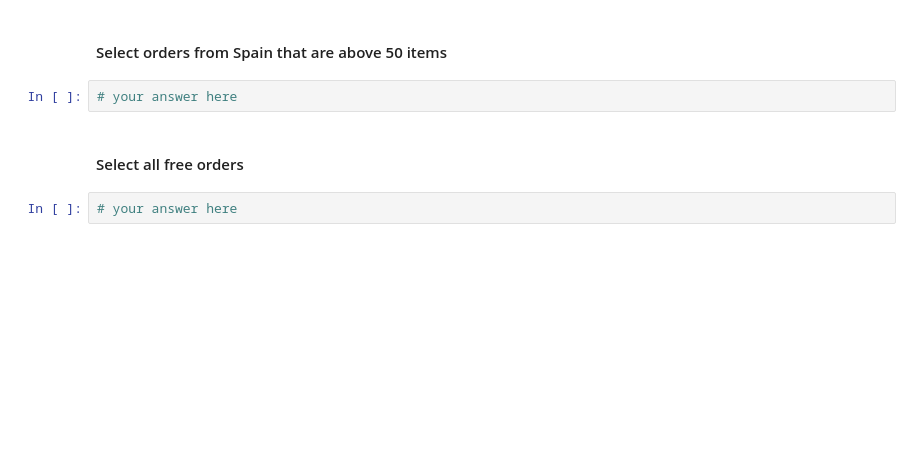
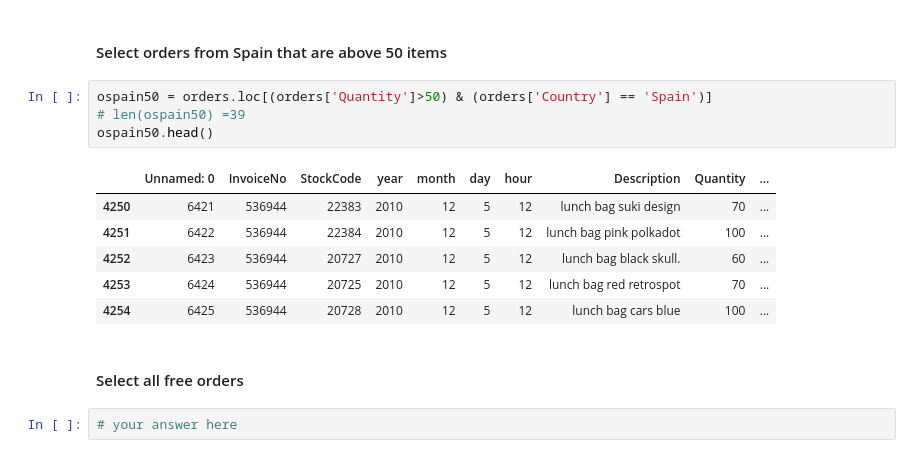
Before and after one commit to Lsacy/data-ber-08-20, a Jupyter notebook: Labs/module-2_labs/01_statistics/02_lab-subsetting-and-descriptive-stats/your-code/main.ipynb, the cells around one changed output. Cells and saved outputs as stored; diff of their text form; blank space fills up the shorter version.

```diff
--- a/Labs/module-2_labs/01_statistics/02_lab-subsetting-and-descriptive-stats/your-code/main.ipynb
+++ b/Labs/module-2_labs/01_statistics/02_lab-subsetting-and-descriptive-stats/your-code/main.ipynb
@@ -526,7 +551,16 @@ Length: 2485, dtype: int64
 # %% [markdown]
 #### Select orders from Spain that are above 50 items
-# %%
-# your answer here
+# %%
+ospain50 = orders.loc[(orders['Quantity']>50) & (orders['Country'] == 'Spain')]
+# len(ospain50) =39
+ospain50.head()
+# %% [output]
+|  | Unnamed: 0 | InvoiceNo | StockCode | year | month | day | hour | Description | Quantity | ... |
+| 4250 | 6421 | 536944 | 22383 | 2010 | 12 | 5 | 12 | lunch bag suki design | 70 | ... |
+| 4251 | 6422 | 536944 | 22384 | 2010 | 12 | 5 | 12 | lunch bag pink polkadot | 100 | ... |
+| 4252 | 6423 | 536944 | 20727 | 2010 | 12 | 5 | 12 | lunch bag black skull. | 60 | ... |
+| 4253 | 6424 | 536944 | 20725 | 2010 | 12 | 5 | 12 | lunch bag red retrospot | 70 | ... |
+| 4254 | 6425 | 536944 | 20728 | 2010 | 12 | 5 | 12 | lunch bag cars blue | 100 | ... |
 # %% [markdown]
 #### Select all free orders
 # %%
```
Also changed, not shown: parts of 6 cells of this notebook, 1 other file.
